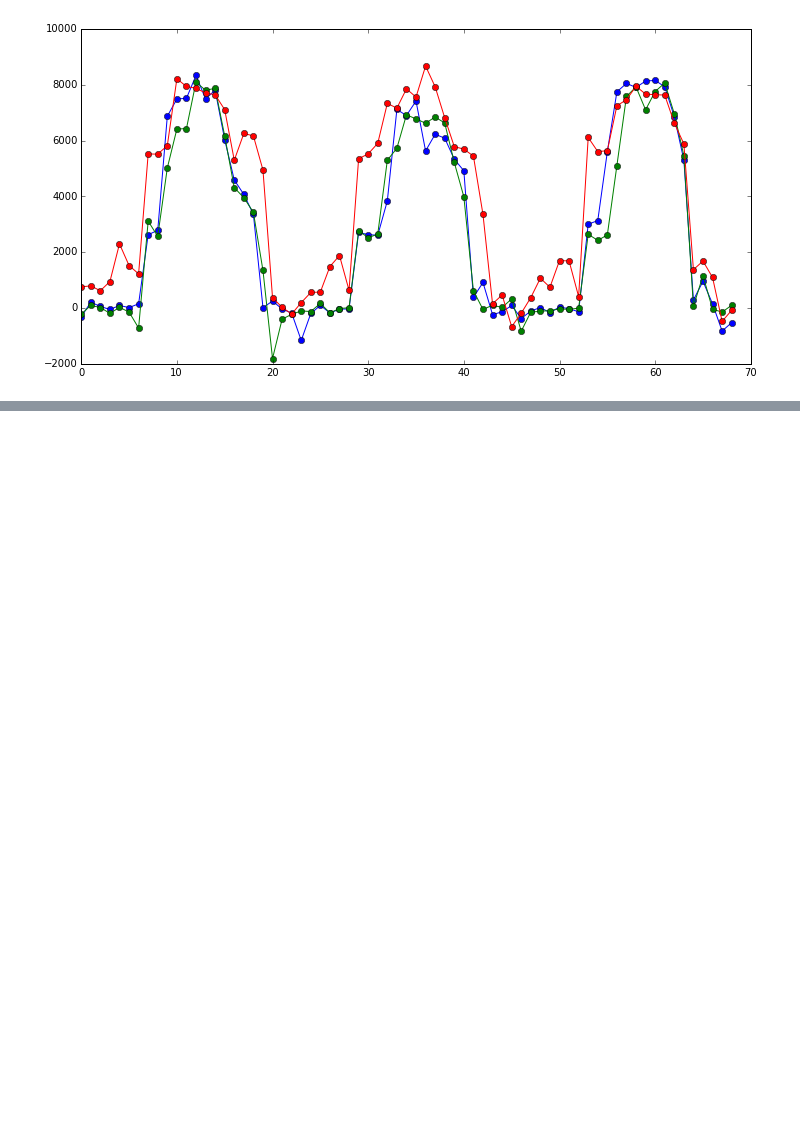
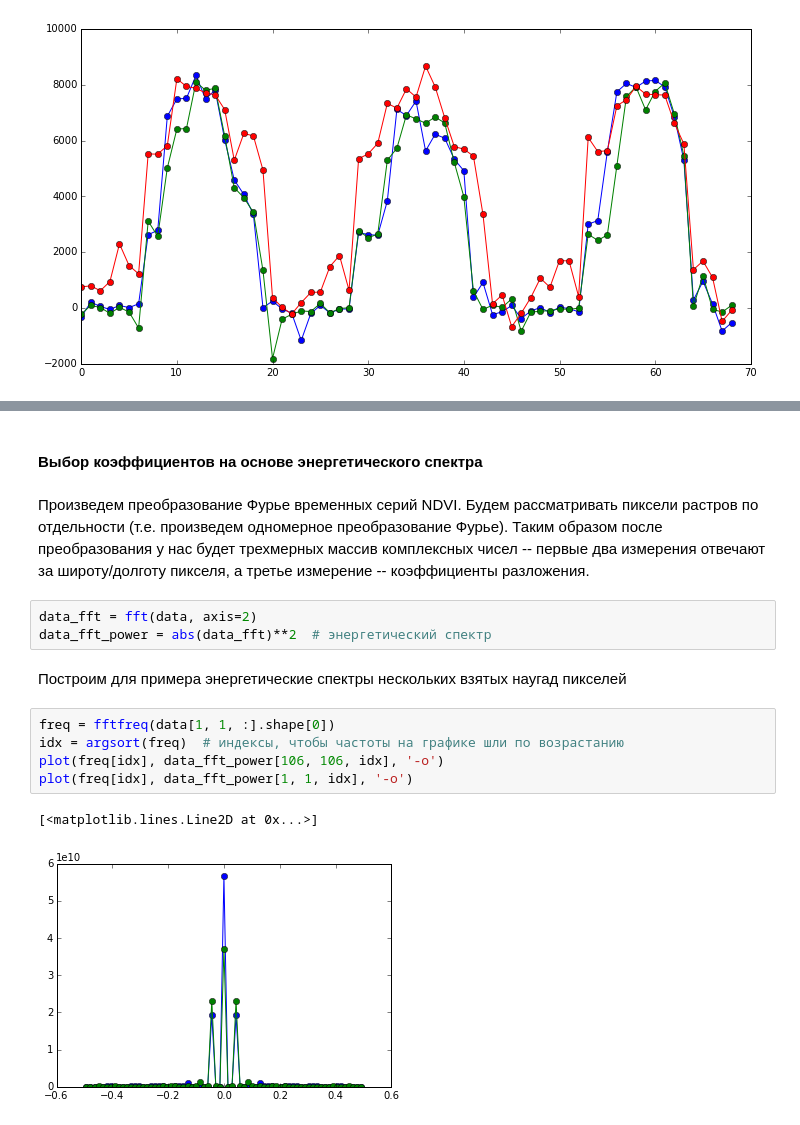
Before and after one commit to KolesovDmitry/remote_sensing, a Jupyter notebook: FFT_NDVI_Segmentation_GRASS.ipynb, the cells around one changed output, grey strips where cells are left out. Cells and saved outputs as stored; diff of their text form; blank space fills up the shorter version.

Commit message:
Функция фильтрации растров GRASS на базе преобразования Фурье

```diff
--- a/FFT_NDVI_Segmentation_GRASS.ipynb
+++ b/FFT_NDVI_Segmentation_GRASS.ipynb
@@ -134,0 +162,18 @@ plt.show()
+# %% [markdown]
+<a id='power'></a>
+#### Выбор коэффициентов на основе энергетического спектра
+# %% [markdown]
+Произведем преобразование Фурье временных серий NDVI. Будем рассматривать пиксели растров по отдельности (т.е. произведем одномерное преобразование Фурье). Таким образом после преобразования у нас будет трехмерных массив комплексных чисел -- первые два измерения отвечают за широту/долготу пикселя, а третье измерение -- коэффициенты разложения.
+# %%
+data_fft = fft(data, axis=2)
+data_fft_power = abs(data_fft)**2  # энергетический спектр
+# %% [markdown]
+Построим для примера энергетические спектры нескольких взятых наугад пикселей
+# %%
+freq = fftfreq(data[1, 1, :].shape[0])
+idx = argsort(freq)  # индексы, чтобы частоты на графике шли по возрастанию
+plot(freq[idx], data_fft_power[106, 106, idx], '-o')
+plot(freq[idx], data_fft_power[1, 1, idx], '-o')
+# %% [output]
+[<matplotlib.lines.Line2D at 0x...>]
+[figure, added]
```
Also changed, not shown: parts of 7 cells of this notebook.
